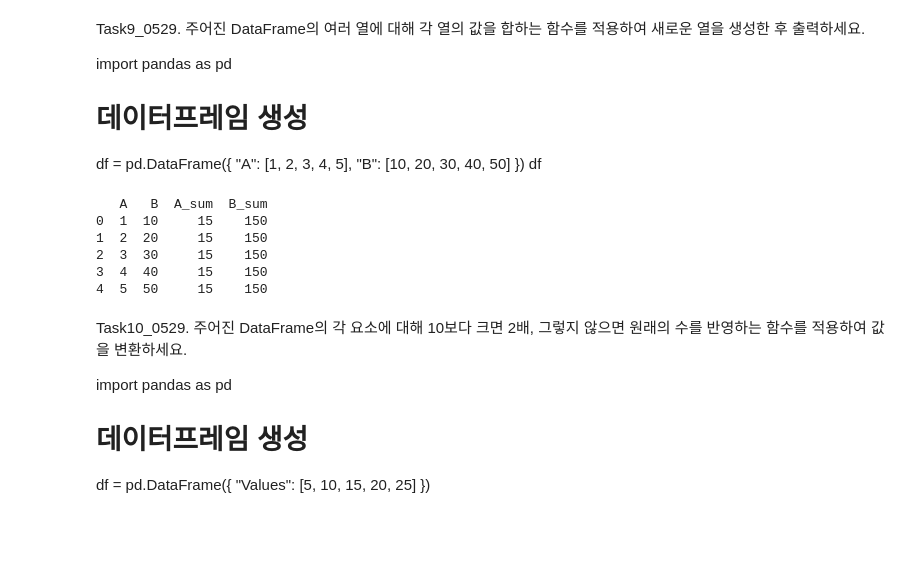
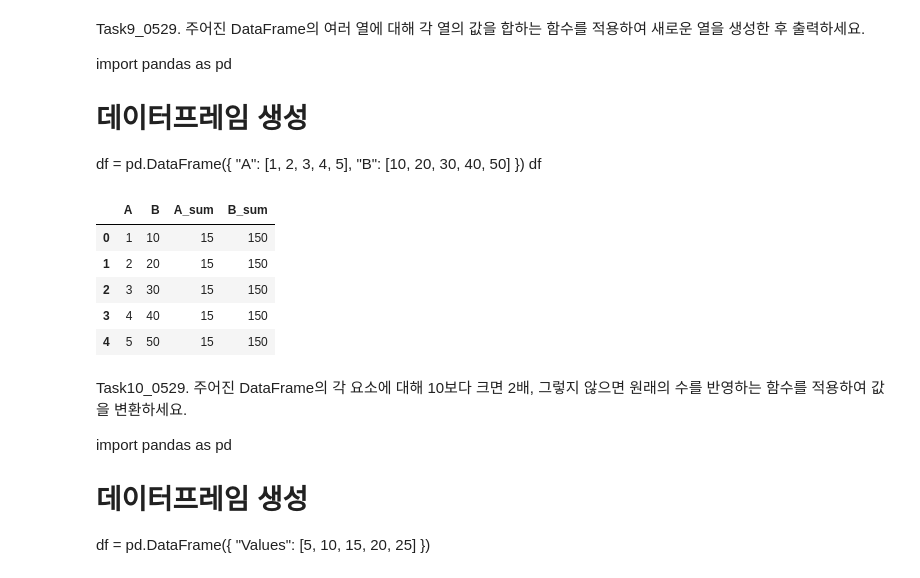
Before and after one commit to windyday0622/windyday, a Jupyter notebook: m3_분석 라이브러리/ 과제_240529.ipynb, the cells around one changed output. Drawn from its saved outputs; the diff is of its cells as text; code cells hidden in the pictures; blank space fills up the shorter version.

```diff
--- a/m3_분석 라이브러리/ 과제_240529.ipynb
+++ b/m3_분석 라이브러리/ 과제_240529.ipynb
@@ -269,19 +269,18 @@ df
 # %%
 import pandas as pd
 
 df = pd.DataFrame({"A": [1, 2, 3, 4, 5], "B": [10, 20, 30, 40, 50]})
 
 df['A_sum'] = df['A'].sum()
 df['B_sum'] = df['B'].sum()
-
-print(df)
+df
 # %% [output]
-   A   B  A_sum  B_sum
-0  1  10     15    150
-1  2  20     15    150
-2  3  30     15    150
-3  4  40     15    150
-4  5  50     15    150
+|  | A | B | A_sum | B_sum |
+| 0 | 1 | 10 | 15 | 150 |
+| 1 | 2 | 20 | 15 | 150 |
+| 2 | 3 | 30 | 15 | 150 |
+| 3 | 4 | 40 | 15 | 150 |
+| 4 | 5 | 50 | 15 | 150 |
 # %% [markdown]
 Task10_0529. 주어진 DataFrame의 각 요소에 대해 10보다 크면 2배, 그렇지 않으면 원래의 수를 반영하는 함수를 적용하여 값을 변환하세요.
 
```
Also changed, not shown: parts of 8 cells of this notebook.
